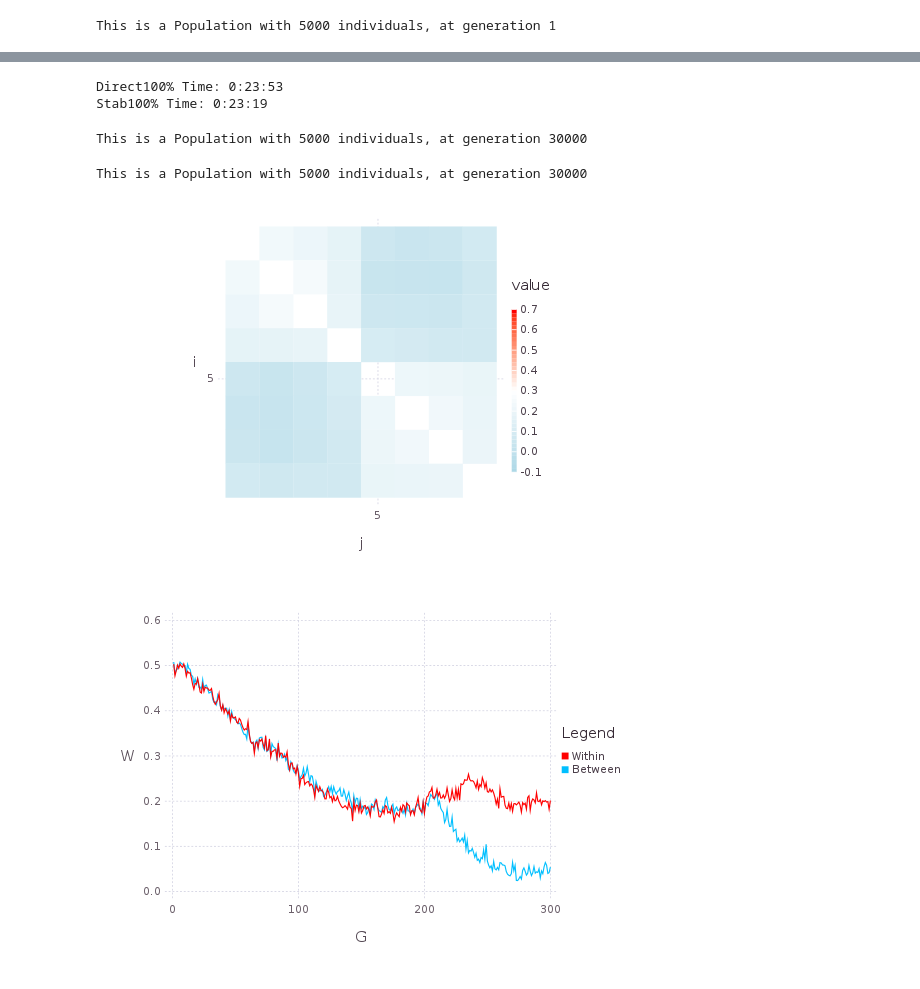
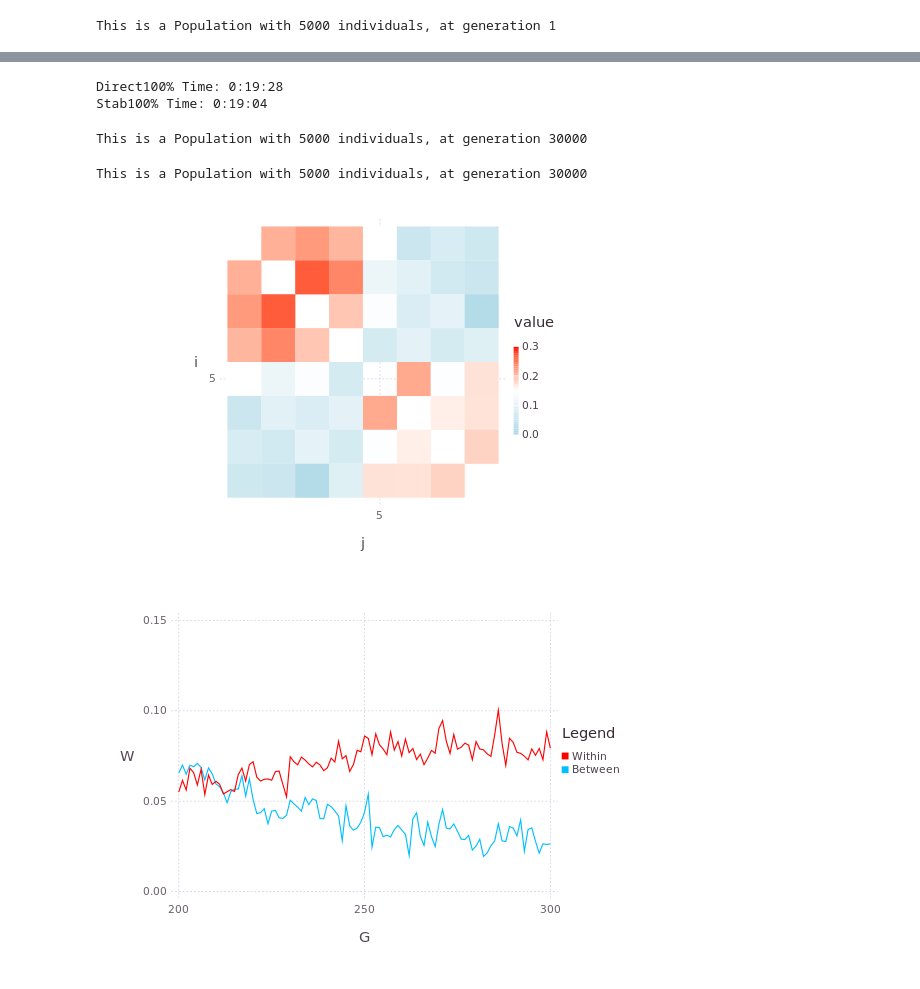
Before and after one commit to diogro/evomod_julia, a Jupyter notebook: evomod_prototype_notebook.ipynb, the cells around one changed output, grey strips where cells are left out. Saved outputs shown, nothing was run; the diff lists cells and outputs as text; code cells hidden in the pictures.

```diff
--- a/evomod_prototype_notebook.ipynb
+++ b/evomod_prototype_notebook.ipynb
@@ -390,6 +390,6 @@ Stab100% Time: 0:46:06
 This is a Population with 5000 individuals, at generation 20000
 # %%
-delta_theta_speed = 40/5000
+delta_theta_speed = 40/10000
 delta_theta = delta_theta_speed * [ones(Float64, Int64(ind.p/2)); -1 * ones(Float64, Int64(ind.p/2))]
 
 omega_var = 10
@@ -400,8 +400,8 @@ direct_pop.moments = burnin_pop.moments
 direct_pop = run_pop(direct_pop, ["Direct", "Stab"], [5000, 5000];
                      delta_theta = delta_theta, omega = omega, thin = 100)
 # %% [output]
-Direct100% Time: 0:23:53
-Stab100% Time: 0:23:19
+Direct100% Time: 0:19:28
+Stab100% Time: 0:19:04
 This is a Population with 5000 individuals, at generation 30000
 # %%
 pop = direct_pop
@@ -410,21 +410,21 @@ This is a Population with 5000 individuals, at generation 30000
 # %%
 using Colors
 
 a = copy(pop.moments[end]["corrG"])
 [a[i, i] = NaN for i in 1:size(a)[1]]
 spy(a, Scale.ContinuousColorScale(Scale.lab_gradient(colorant"lightblue",
                                                      colorant"white",
-                                                     colorant"red"), minvalue=-0.05, maxvalue=0.7))
+                                                     colorant"red"), minvalue=0.05, maxvalue=0.3))
 # %% [output]
-[figure, old version]
+[figure, new version]
 # %%
 n = length(pop.moments)
-df = DataFrame(W = [mean(AVGcorr(pop.moments[i]["corrG"])[1]) for i in 1:n],
-               B = [AVGcorr(pop.moments[i]["corrG"])[2] for i in 1:n],
-               G = collect(1:n) )
+df = DataFrame(W = [mean(AVGcorr(pop.moments[i]["corrP"])[1]) for i in 200:n],
+               B = [AVGcorr(pop.moments[i]["corrP"])[2] for i in 200:n],
+               G = collect(200:n) )
 plot(df, layer(y="W", x="G", Geom.line, Theme(default_color=colorant"red")),
          layer(y="B", x="G", Geom.line),
 Guide.manual_color_key("Legend", ["Within", "Between"], ["red", "deepskyblue"]))
 # %% [output]
-[figure, old version]
+[figure, new version]
 # %%
```
Also changed, not shown: parts of 5 cells of this notebook.
